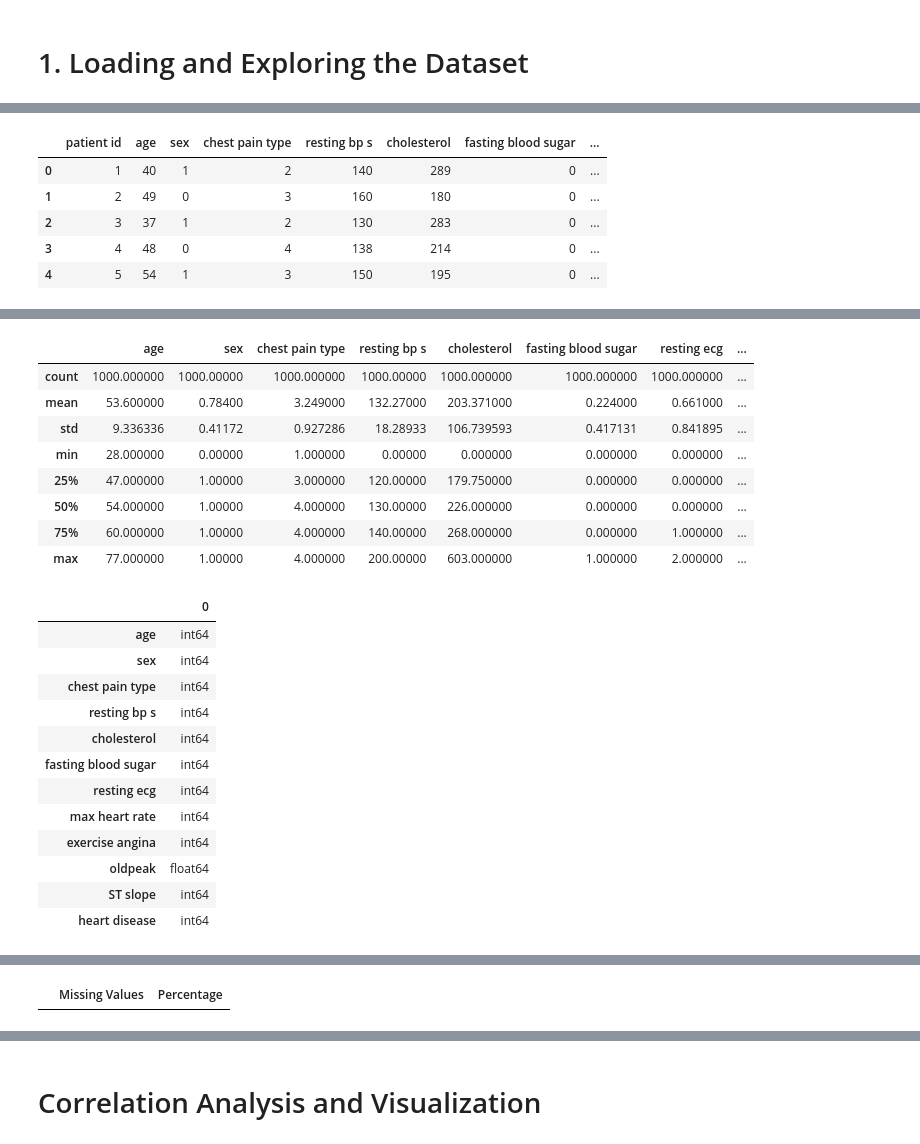
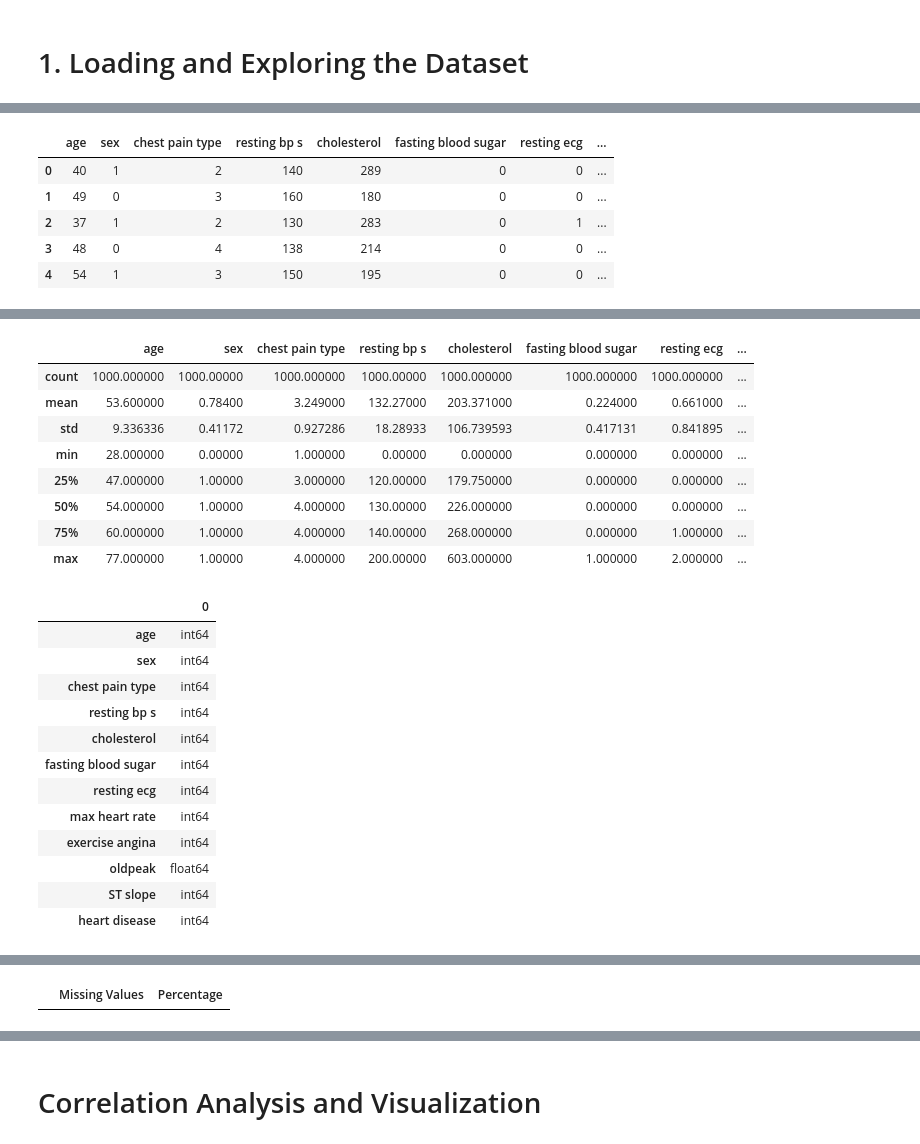
Before and after one commit to Fadi-Louise/Heart-Diseases, a Jupyter notebook: Heart Diseases.ipynb, the cells around one changed output, grey strips where cells are left out. Saved outputs shown, nothing was run; the diff lists cells and outputs as text; code cells hidden in the pictures.

```diff
--- a/Heart Diseases.ipynb
+++ b/Heart Diseases.ipynb
@@ -1,7 +1,12 @@
 # %% [markdown]
 # 1. Loading and Exploring the Dataset
 # %%
+# Install required packages
+!pip install xgboost imbalanced-learn
+
+# Import necessary libraries
 import pandas as pd
+import numpy as np
 import matplotlib.pyplot as plt
 import seaborn as sns
 import plotly.express as px
@@ -29,75 +34,29 @@ missing_values = data.isna().sum()
 missing_percentage = (missing_values / len(data)) * 100
 missing_data = pd.concat([missing_values, missing_percentage], axis=1)
 missing_data.columns = ['Missing Values', 'Percentage']
-missing_data = missing_data[missing_data['Missing Values'] > 0]
-display(missing_data)
+display(missing_data[missing_data['Missing Values'] > 0])
 
-# Visualizing missing data using seaborn with percentage annotations
-if not missing_data.empty:
-    plt.figure(figsize=(10, 6))
-    sns.heatmap(data.isna(), cbar=False, cmap='viridis')
-    for i in range(data.shape[0]):
-        for j in range(data.shape[1]):
-            if data.iloc[i, j] == True:
-                plt.text(j + 0.5, i + 0.5, f'{missing_data.iloc[j, 1]:.2f}%', ha='center', va='center', color='white')
-    plt.title("Visualization of Missing Data")
-    plt.show()
-else:
-    print("No missing values to visualize.")
+# Display the distribution of the target variable - heart disease
+plt.figure(figsize=(10, 6))
+sns.countplot(x='heart disease', data=data)
+plt.title('Distribution of Heart Disease', fontsize=16)
+plt.xlabel('Heart Disease Present', fontsize=14)
+plt.ylabel('Count', fontsize=14)
+plt.xticks([0, 1], ['No', 'Yes'])
+plt.show()
 
-# Filling missing values: Numeric columns with median, categorical with mode
-for column in data.columns:
-    if data[column].dtype in ['float64', 'int64']:
-        data[column].fillna(data[column].median(), inplace=True)
-    elif data[column].dtype == 'object':
-        data[column].fillna(data[column].mode()[0], inplace=True)
+# Count of patients with and without heart disease
+print("\nCount of patients with and without heart disease:")
+print(data['heart disease'].value_counts())
+print(f"Percentage with heart disease: {data['heart disease'].mean() * 100:.2f}%")
 
-# Recheck missing values
-missing_values = data.isna().sum()
-display(missing_values[missing_values > 0])
-
-
-# # Identify and remove duplicate rows
-# duplicates = data.duplicated().sum()
-# print(f"\nNumber of duplicate entries: {duplicates}")
-# if duplicates > 0:
-#     data = data.drop_duplicates()
-#     print("Duplicates removed.")
-# else:
-#     print("No duplicate entries found.")
-
-# Correcting data types for categorical features explicitly
-categorical_features = ['sex', 'chest pain type', 'fasting blood sugar', 'resting ecg', 'exercise angina', 'ST slope', 'heart disease']
-data[categorical_features] = data[categorical_features].astype('category')
-
-# Plotting histograms for categorical columns
-labels = {
-    'sex': {1: 'Male', 0: 'Female'},
-    'chest pain type': {1: 'Typical Angina', 2: 'Atypical Angina', 3: 'Non-Anginal Pain', 4: 'Asymptomatic'},
-    'fasting blood sugar': {1: '> 120 mg/dl', 0: '<= 120 mg/dl'},
-    'resting ecg': {0: 'Normal', 1: 'ST-T wave abnormality', 2: 'Left ventricular hypertrophy'},
-    'exercise angina': {1: 'Yes', 0: 'No'},
-    'ST slope': {0: '', 1: 'Upsloping', 2: 'Flat', 3: 'Downsloping'},
-    'heart disease': {1: 'Heart Disease', 0: 'Normal'}
-}
-
-for col in categorical_features:
-    plt.figure(figsize=(8, 6))
-    sns.countplot(x=col, data=data, hue=col, palette='viridis', legend=False)
-    plt.title(f'Distribution of {col}')
-    plt.xlabel(col)
-    plt.ylabel('Count')
-    if col in labels:
-        plt.xticks(ticks=range(len(labels[col])), labels=labels[col].values())
-    plt.show()
-
-# Plotting boxplots for numerical columns using Plotly for an interactive visualization
+# Create box plots for numerical features
 numerical_cols = ['age', 'resting bp s', 'cholesterol', 'max heart rate', 'oldpeak']
 for col in numerical_cols:
     fig = px.box(data, y=col, title=f'Box Plot of {col}')
     fig.show()
 
 # Saving the cleaned data to a new CSV file
-data.to_csv('heart_disease.csv', index=False)
+data.to_csv('cleaned_heart_disease.csv', index=False)
 print("Cleaned data saved to 'cleaned_heart_disease.csv'.")
 # %% [output]
@@ -104,6 +72,6 @@ print("Cleaned data saved to 'cleaned_heart_disease.csv'.")
-|  | patient id | age | sex | chest pain type | resting bp s | cholesterol | fasting blood sugar | ... |
-| 0 | 1 | 40 | 1 | 2 | 140 | 289 | 0 | ... |
-| 1 | 2 | 49 | 0 | 3 | 160 | 180 | 0 | ... |
-| 2 | 3 | 37 | 1 | 2 | 130 | 283 | 0 | ... |
-| 3 | 4 | 48 | 0 | 4 | 138 | 214 | 0 | ... |
-| 4 | 5 | 54 | 1 | 3 | 150 | 195 | 0 | ... |
+|  | age | sex | chest pain type | resting bp s | cholesterol | fasting blood sugar | resting ecg | ... |
+| 0 | 40 | 1 | 2 | 140 | 289 | 0 | 0 | ... |
+| 1 | 49 | 0 | 3 | 160 | 180 | 0 | 0 | ... |
+| 2 | 37 | 1 | 2 | 130 | 283 | 0 | 1 | ... |
+| 3 | 48 | 0 | 4 | 138 | 214 | 0 | 0 | ... |
+| 4 | 54 | 1 | 3 | 150 | 195 | 0 | 0 | ... |
```
Also changed, not shown: parts of 20 cells of this notebook.
